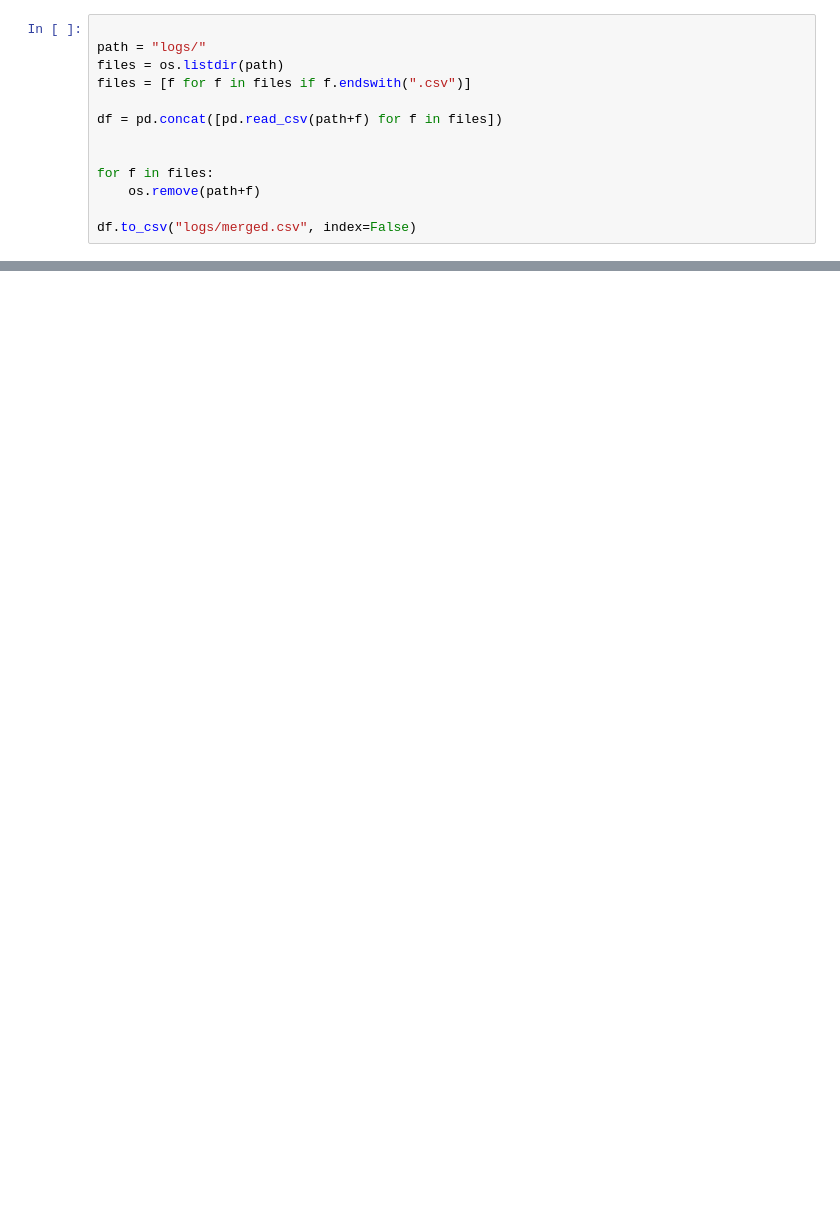
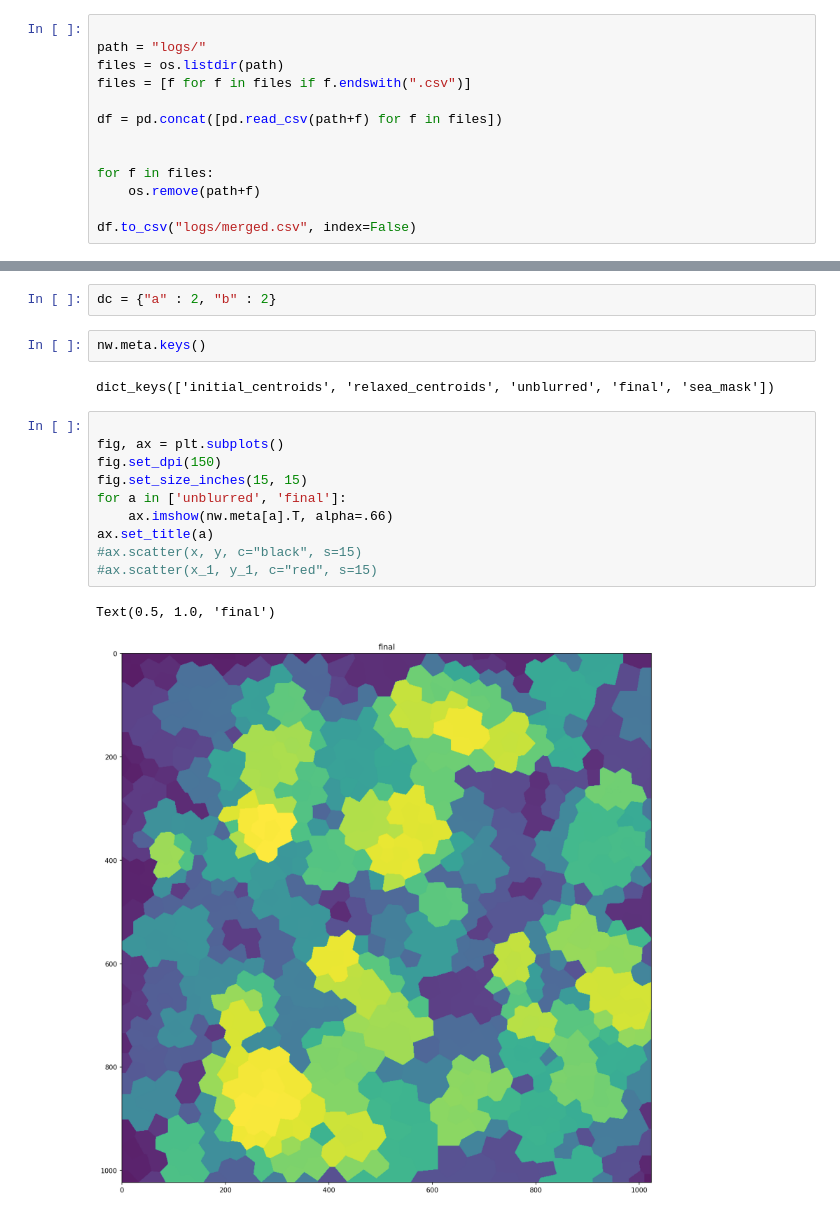
Before and after one commit to cetiners/human_error, a Jupyter notebook: works.ipynb, the cells around one changed output, grey strips where cells are left out. Saved outputs shown, nothing was run; the diff lists cells and outputs as text; blank space fills up the shorter version.

```diff
--- a/works.ipynb
+++ b/works.ipynb
@@ -202,0 +199,19 @@ fig.show()
+# %%
+dc = {"a" : 2, "b" : 2}
+# %%
+nw.meta.keys()
+# %% [output]
+dict_keys(['initial_centroids', 'relaxed_centroids', 'unblurred', 'final', 'sea_mask'])
+# %%
+
+fig, ax = plt.subplots()
+fig.set_dpi(150)
+fig.set_size_inches(15, 15)
+for a in ['unblurred', 'final']:
+    ax.imshow(nw.meta[a].T, alpha=.66)
+ax.set_title(a)
+#ax.scatter(x, y, c="black", s=15)
+#ax.scatter(x_1, y_1, c="red", s=15)
+# %% [output]
+Text(0.5, 1.0, 'final')
+[figure, added]
```
Also changed, not shown: parts of 14 cells of this notebook, 8 other files.
